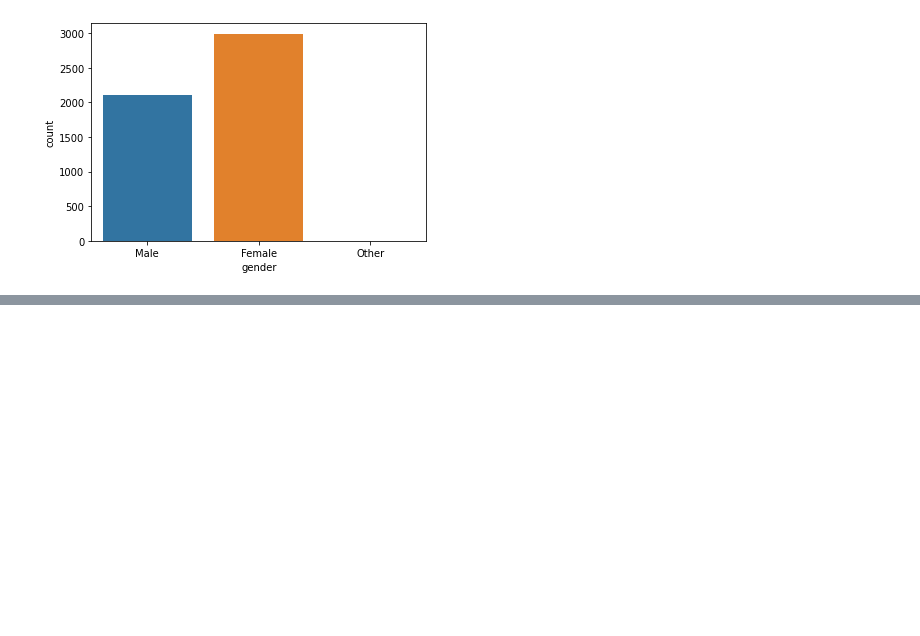
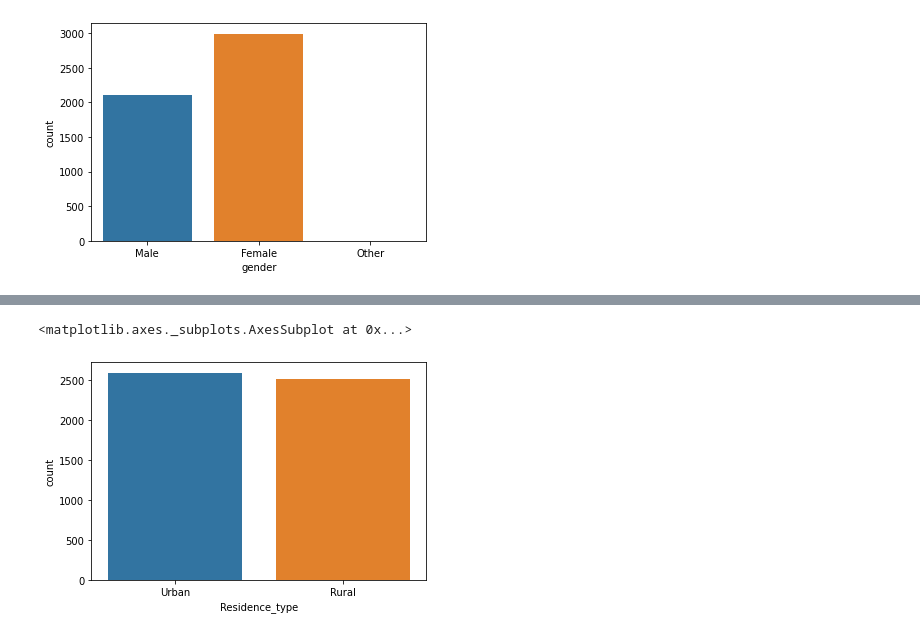
Before and after one commit to zisx96/heart-disease-P, a Jupyter notebook: heart.ipynb, the cells around one changed output, grey strips where cells are left out. Drawn from its saved outputs; the diff is of its cells as text; code cells hidden in the pictures; blank space fills up the shorter version.

```diff
--- a/heart.ipynb
+++ b/heart.ipynb
@@ -250,0 +261,5 @@ sns.countplot(df['gender'])
+# %%
+sns.countplot(df['Residence_type'])
+# %% [output]
+<matplotlib.axes._subplots.AxesSubplot at 0x...>
+[figure, added]
```
Also changed, not shown: parts of 29 cells of this notebook.
